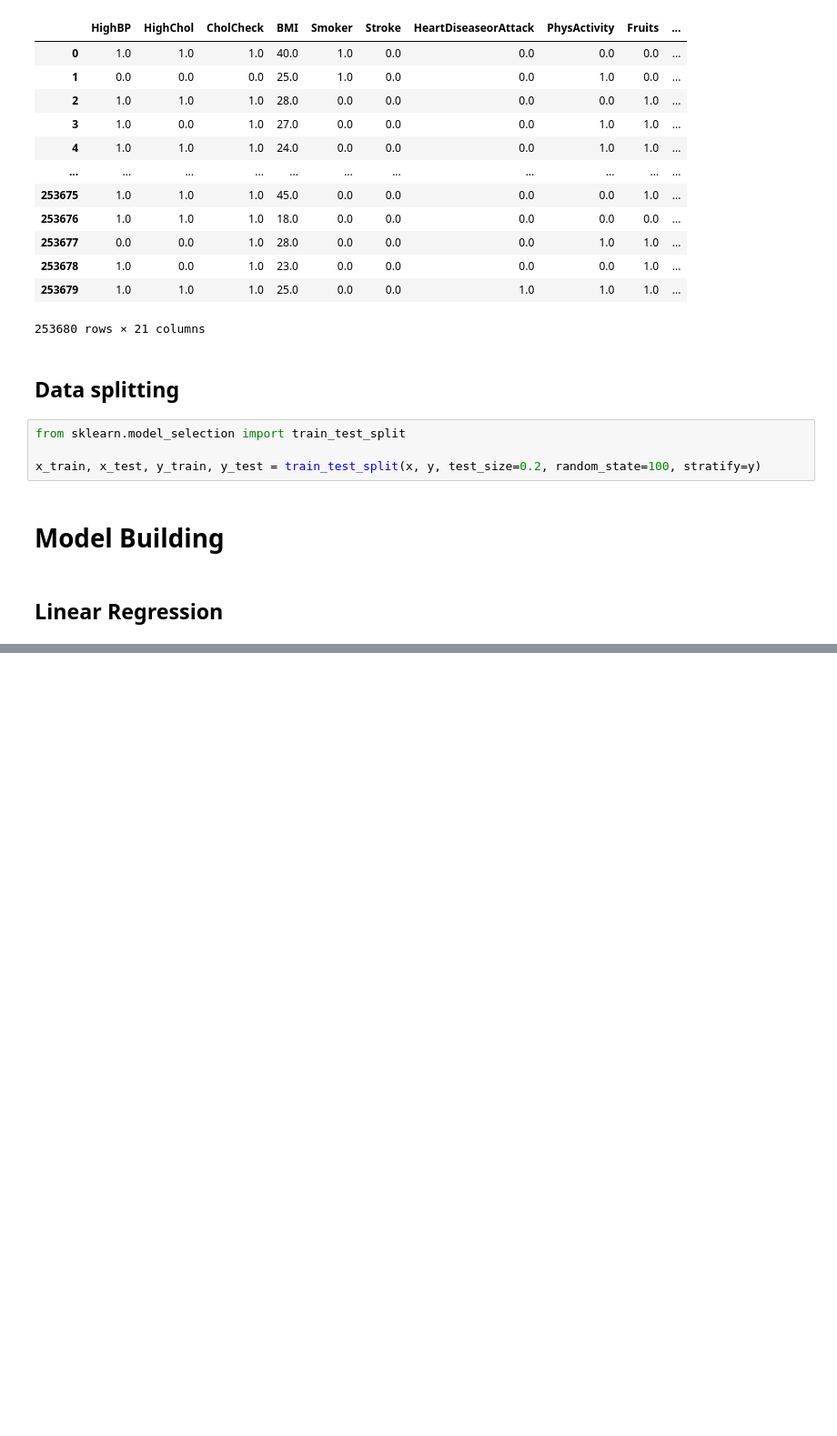
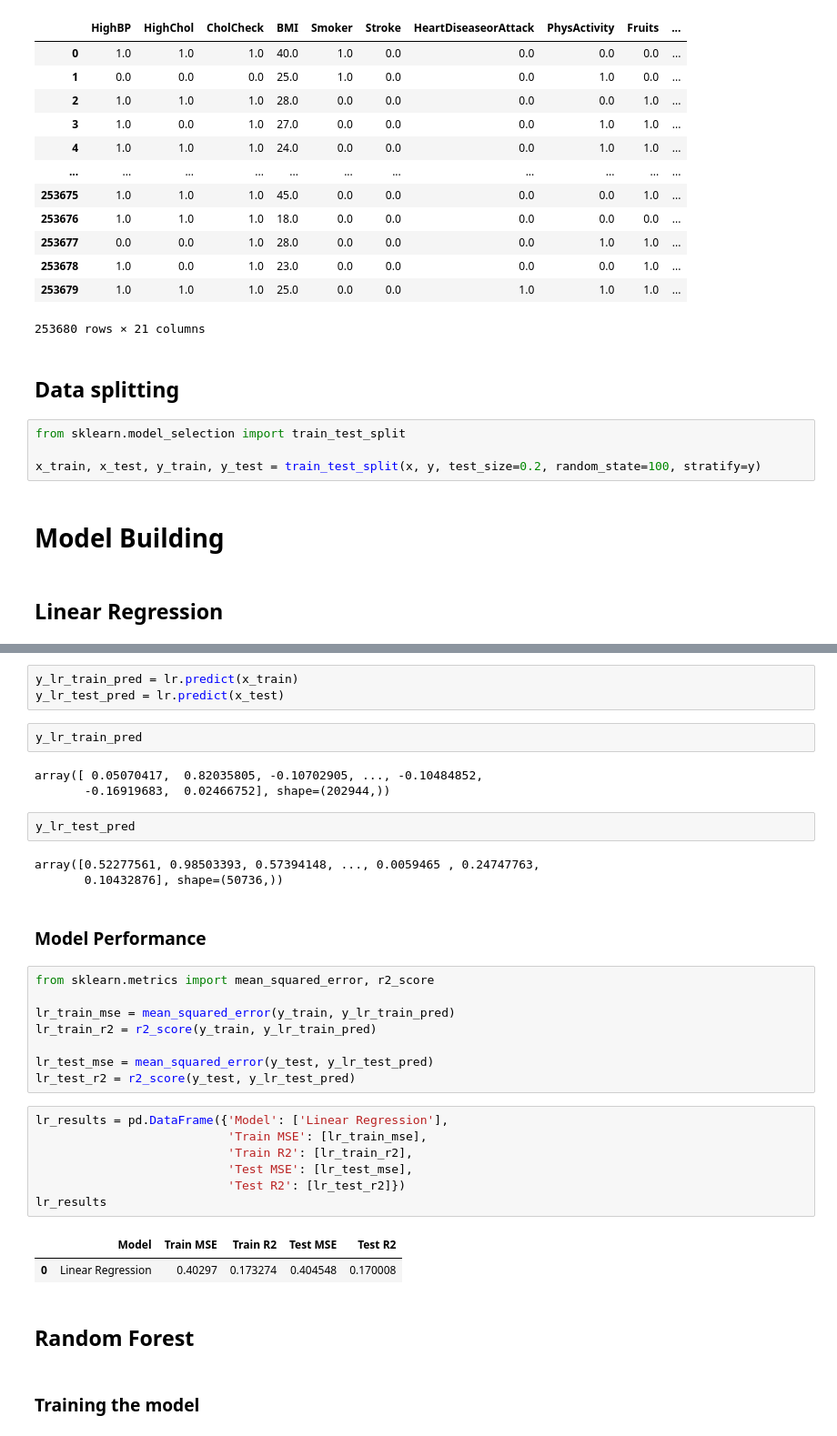
Before and after one commit to saimanjrekar0403/ML-Learning-1, a Jupyter notebook: first_project.ipynb, the cells around one changed output, grey strips where cells are left out. Shown at 91% size. Cells and saved outputs as stored; diff of their text form; blank space fills up the shorter version.

```diff
--- a/first_project.ipynb
+++ b/first_project.ipynb
@@ -79,0 +80,37 @@ LinearRegression()
+# %%
+y_lr_train_pred = lr.predict(x_train)
+y_lr_test_pred = lr.predict(x_test)
+# %%
+y_lr_train_pred
+# %% [output]
+array([ 0.05070417,  0.82035805, -0.10702905, ..., -0.10484852,
+       -0.16919683,  0.02466752], shape=(202944,))
+# %%
+y_lr_test_pred
+# %% [output]
+array([0.52277561, 0.98503393, 0.57394148, ..., 0.0059465 , 0.24747763,
+       0.10432876], shape=(50736,))
+# %% [markdown]
+### **Model Performance**
+# %%
+from sklearn.metrics import mean_squared_error, r2_score
+
+lr_train_mse = mean_squared_error(y_train, y_lr_train_pred)
+lr_train_r2 = r2_score(y_train, y_lr_train_pred)
+
+lr_test_mse = mean_squared_error(y_test, y_lr_test_pred)
+lr_test_r2 = r2_score(y_test, y_lr_test_pred)
+# %%
+lr_results = pd.DataFrame({'Model': ['Linear Regression'],
+                           'Train MSE': [lr_train_mse],
+                           'Train R2': [lr_train_r2],
+                           'Test MSE': [lr_test_mse],
+                           'Test R2': [lr_test_r2]})
+lr_results
+# %% [output]
+|  | Model | Train MSE | Train R2 | Test MSE | Test R2 |
+| 0 | Linear Regression | 0.40297 | 0.173274 | 0.404548 | 0.170008 |
+# %% [markdown]
+## **Random Forest**
+# %% [markdown]
+### **Training the model**
```
Also changed, not shown: parts of 10 cells of this notebook.
